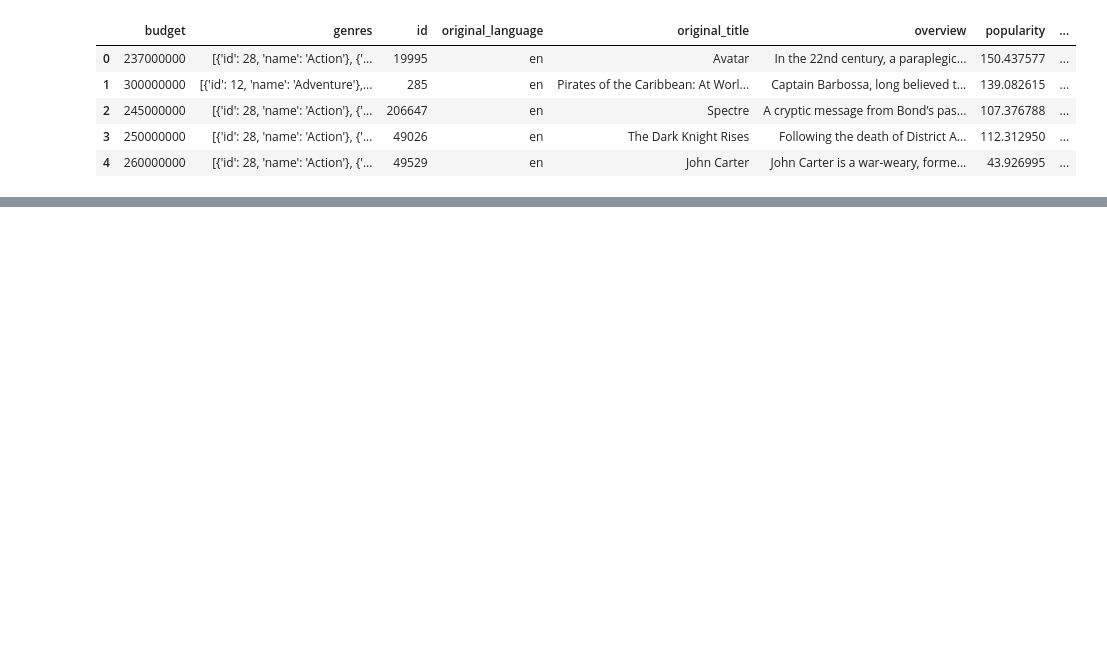
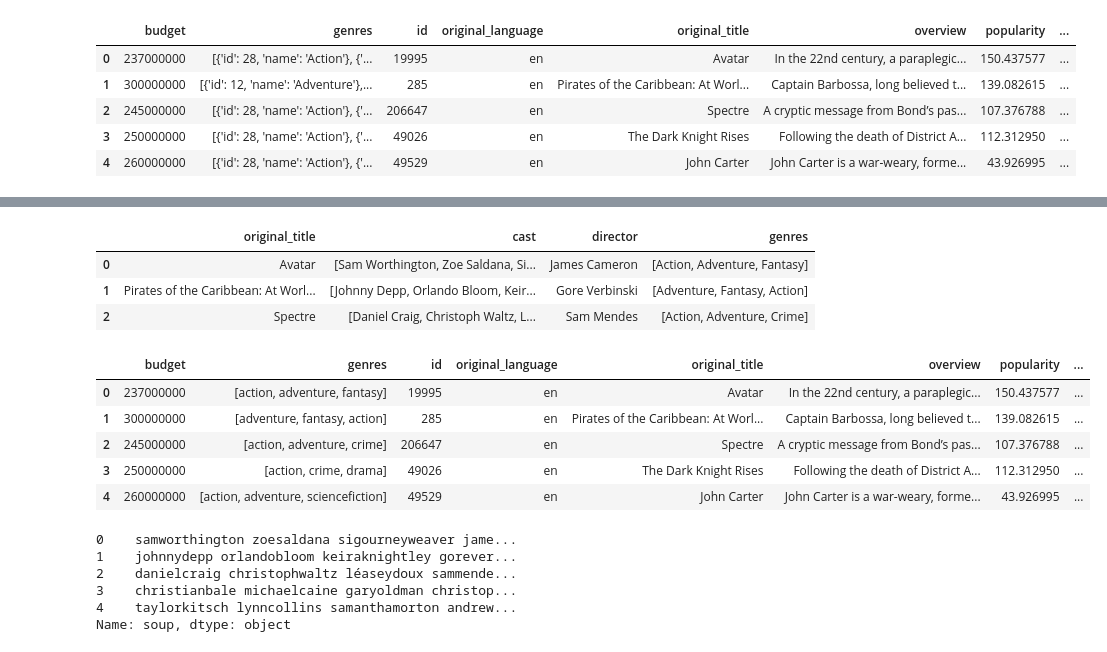
Before and after one commit to duartena/TXAI_Project, a Jupyter notebook: main_2 copy.ipynb, the cells around one changed output, grey strips where cells are left out. Cells and saved outputs as stored; diff of their text form; code cells hidden in the pictures; blank space fills up the shorter version.

```diff
--- a/main_2 copy.ipynb
+++ b/main_2 copy.ipynb
@@ -86,0 +156,16 @@ Error:
+# %%
+def get_list(x):
+    if isinstance(x, list):
+        #Check if more than 3 elements exist. If yes, return only first three. If no, return entire list.
+        if len(x) > 5:
+            x = x[:5]
+        return x
+
+    #Return empty list in case of missing/malformed data
+    return []
+# %%
+tmdb_5000_movies['director'] = tmdb_5000_movies['crew'].apply(get_director)
+
+features = ['cast', 'genres']
+for feature in features:
+    tmdb_5000_movies[feature] = tmdb_5000_movies[feature].apply(get_list)
@@ -86,0 +190,31 @@ Error:
+# %%
+tmdb_5000_movies[['original_title', 'cast', 'director', 'genres']].head(3)
+# %% [output]
+|  | original_title | cast | director | genres |
+| 0 | Avatar | [Sam Worthington, Zoe Saldana, Si... | James Cameron | [Action, Adventure, Fantasy] |
+| 1 | Pirates of the Caribbean: At Worl... | [Johnny Depp, Orlando Bloom, Keir... | Gore Verbinski | [Adventure, Fantasy, Action] |
+| 2 | Spectre | [Daniel Craig, Christoph Waltz, L... | Sam Mendes | [Action, Adventure, Crime] |
+# %%
+def clean_data(x):
+    if isinstance(x, list):
+        return [str.lower(i.replace(" ", "")) for i in x]
+    else:
+        #Check if director exists. If not, return empty string
+        if isinstance(x, str):
+            return str.lower(x.replace(" ", ""))
+        else:
+            return ''
+# %%
+features = ['cast', 'director', 'genres']
+
+for feature in features:
+    tmdb_5000_movies[feature] = tmdb_5000_movies[feature].apply(clean_data)
+# %%
+tmdb_5000_movies.head()
+# %% [output]
+|  | budget | genres | id | original_language | original_title | overview | popularity | ... |
+| 0 | 237000000 | [action, adventure, fantasy] | 19995 | en | Avatar | In the 22nd century, a paraplegic... | 150.437577 | ... |
+| 1 | 300000000 | [adventure, fantasy, action] | 285 | en | Pirates of the Caribbean: At Worl... | Captain Barbossa, long believed t... | 139.082615 | ... |
+| 2 | 245000000 | [action, adventure, crime] | 206647 | en | Spectre | A cryptic message from Bond’s pas... | 107.376788 | ... |
+| 3 | 250000000 | [action, crime, drama] | 49026 | en | The Dark Knight Rises | Following the death of District A... | 112.312950 | ... |
+| 4 | 260000000 | [action, adventure, sciencefiction] | 49529 | en | John Carter | John Carter is a war-weary, forme... | 43.926995 | ... |
@@ -86,0 +225,9 @@ Error:
+# %%
+tmdb_5000_movies['soup'].head()
+# %% [output]
+0    samworthington zoesaldana sigourneyweaver jame...
+1    johnnydepp orlandobloom keiraknightley gorever...
+2    danielcraig christophwaltz léaseydoux sammende...
+3    christianbale michaelcaine garyoldman christop...
+4    taylorkitsch lynncollins samanthamorton andrew...
+Name: soup, dtype: object
```
Also changed, not shown: parts of 20 cells of this notebook.
